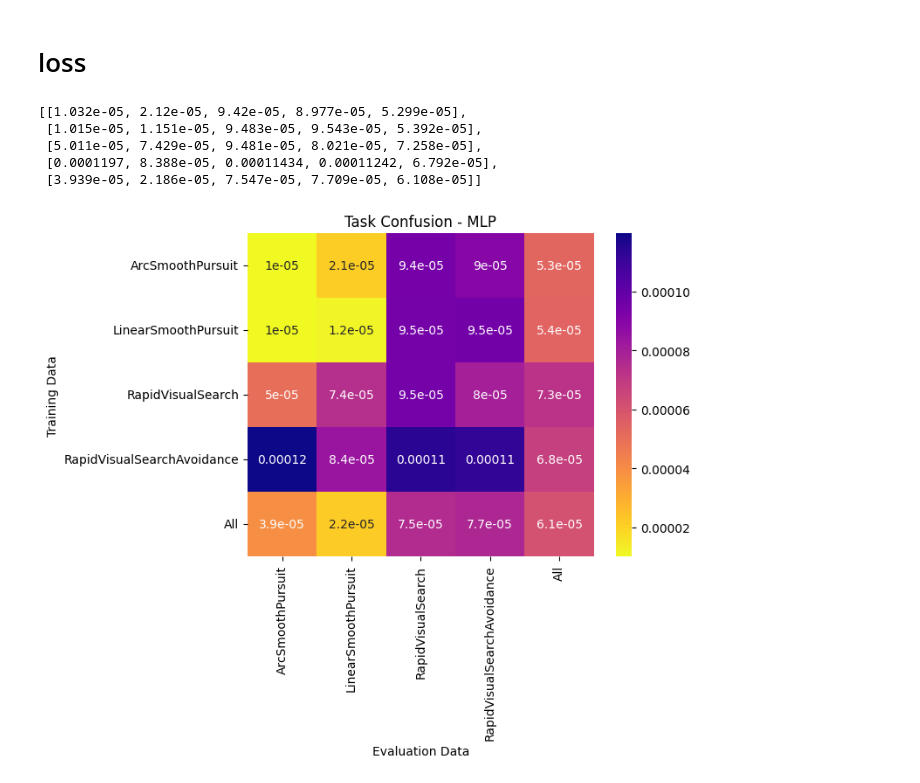
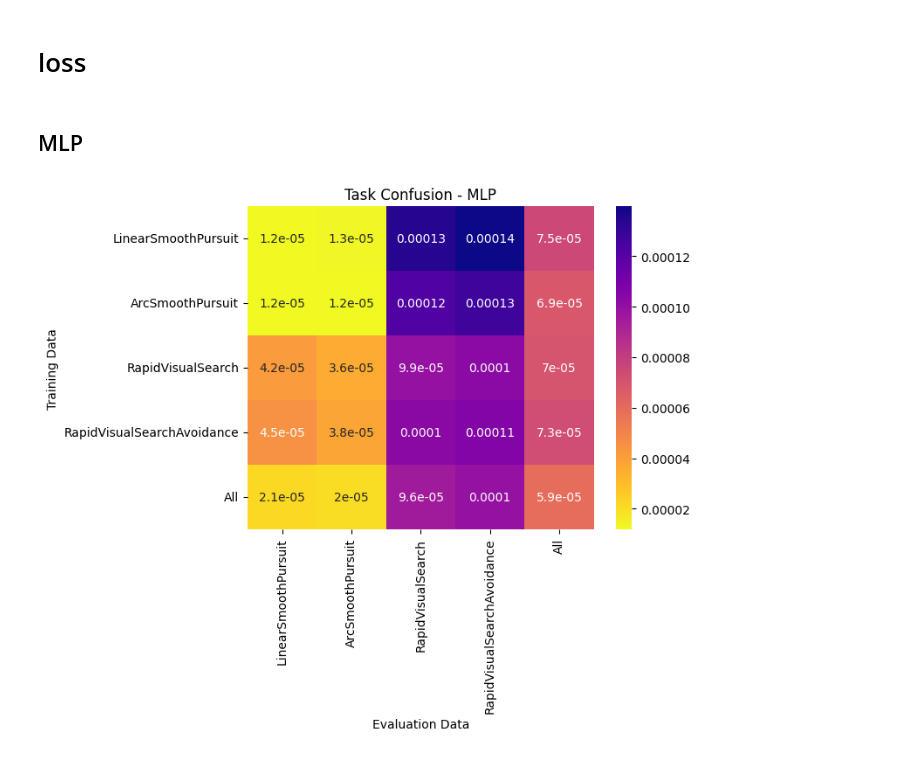
Before and after one commit to aria-lab-code/vr-exoskeleton, a Jupyter notebook: notebooks/loss.ipynb, the cells around one changed output. Cells and saved outputs as stored; diff of their text form; code cells hidden in the pictures.

```diff
--- a/notebooks/loss.ipynb
+++ b/notebooks/loss.ipynb
@@ -13,61 +15,26 @@ from matplotlib import pyplot as plt
 # %%
-stamps_mlp = [
-    '1738721724_mlp_90hz-angle-h8-8-train_arc-eval_arc_s38',
-    '1738722306_mlp_90hz-angle-h8-8-train_arc-eval_linear_s38',
-    '1738722606_mlp_90hz-angle-h8-8-train_arc-eval_search_s38',
-    '1738723049_mlp_90hz-angle-h8-8-train_arc-eval_avoid_s38',
-    '1738723350_mlp_90hz-angle-h8-8-train_arc-eval_all_s38',
-    '1738723987_mlp_90hz-angle-h8-8-train_linear-eval_arc_s38',
-    '1738724627_mlp_90hz-angle-h8-8-train_linear-eval_linear_s38',
-    '1738725269_mlp_90hz-angle-h8-8-train_linear-eval_search_s38',
-    '1738725599_mlp_90hz-angle-h8-8-train_linear-eval_avoid_s38',
-    '1738725986_mlp_90hz-angle-h8-8-train_linear-eval_all_s38',
-    '1738726850_mlp_90hz-angle-h8-8-train_search-eval_arc_s38',
-    '1738727120_mlp_90hz-angle-h8-8-train_search-eval_linear_s38',
-    '1738727735_mlp_90hz-angle-h8-8-train_search-eval_search_s38',
-    '1738728377_mlp_90hz-angle-h8-8-train_search-eval_avoid_s38',
-    '1738728848_mlp_90hz-angle-h8-8-train_search-eval_all_s38',
-    '1738729399_mlp_90hz-angle-h8-8-train_avoid-eval_arc_s38',
-    '1738729840_mlp_90hz-angle-h8-8-train_avoid-eval_linear_s38',
-    '1738730284_mlp_90hz-angle-h8-8-train_avoid-eval_search_s38',
-    '1738730727_mlp_90hz-angle-h8-8-train_avoid-eval_avoid_s38',
-    '1738731171_mlp_90hz-angle-h8-8-train_avoid-eval_all_s38',
-    '1738731808_mlp_90hz-angle-h8-8-train_all-eval_arc_s38',
-    '1738732978_mlp_90hz-angle-h8-8-train_all-eval_linear_s38',
-    '1738733984_mlp_90hz-angle-h8-8-train_all-eval_search_s38',
-    '1738734993_mlp_90hz-angle-h8-8-train_all-eval_avoid_s38',
-    '1738736006_mlp_90hz-angle-h8-8-train_all-eval_all_s38',
-]
-
-losses_mlp = [list() for _ in range(5)]
-prefix_test_loss = 'test loss: '
-for i, stamp in enumerate(stamps_mlp):
-    with open(os.path.join('output', stamp, 'log.txt'), 'r') as fd:
-        lines = fd.readlines()
-        line = lines[33]
-        if not line.startswith(prefix_test_loss):
-            raise ValueError
-        losses_mlp[i // 5].append(float(line[len(prefix_test_loss):]))
-losses_mlp
+suite_names = [*data_utils.TASK_NAMES, 'All']
-# %% [output]
-[[1.032e-05, 2.12e-05, 9.42e-05, 8.977e-05, 5.299e-05],
- [1.015e-05, 1.151e-05, 9.483e-05, 9.543e-05, 5.392e-05],
- [5.011e-05, 7.429e-05, 9.481e-05, 8.021e-05, 7.258e-05],
- [0.0001197, 8.388e-05, 0.00011434, 0.00011242, 6.792e-05],
- [3.939e-05, 2.186e-05, 7.547e-05, 7.709e-05, 6.108e-05]]
+# %% [markdown]
+## MLP
 # %%
-suite_names = ['ArcSmoothPursuit', 'LinearSmoothPursuit', 'RapidVisualSearch', 'RapidVisualSearchAvoidance', 'All']
+losses_mlp = np.array([
+    [1.21696703e-05, 1.25384341e-05, 1.34682896e-04, 1.39726092e-04, 7.47792733e-05],
+    [1.20386467e-05, 1.17949677e-05, 1.22647374e-04, 1.28051054e-04, 6.86330107e-05],
+    [4.15143370e-05, 3.59893913e-05, 9.92585978e-05, 1.02963248e-04, 6.99313934e-05],
+    [4.51214182e-05, 3.82067232e-05, 1.03306211e-04, 1.05336060e-04, 7.29926031e-05],
+    [2.13976544e-05, 2.03643487e-05, 9.56145503e-05, 9.97142192e-05, 5.92726931e-05]
+])
 
 sns.heatmap(
     losses_mlp,
     cmap='plasma_r',
     annot=True,
     xticklabels=suite_names,
     yticklabels=suite_names,
 )
 plt.title('Task Confusion - MLP')
 plt.ylabel('Training Data')
 plt.xlabel('Evaluation Data')
 plt.show()
 # %% [output]
-[figure, old version]
+[figure, new version]
```
Also changed, not shown: parts of 5 cells of this notebook, 6 other files.
